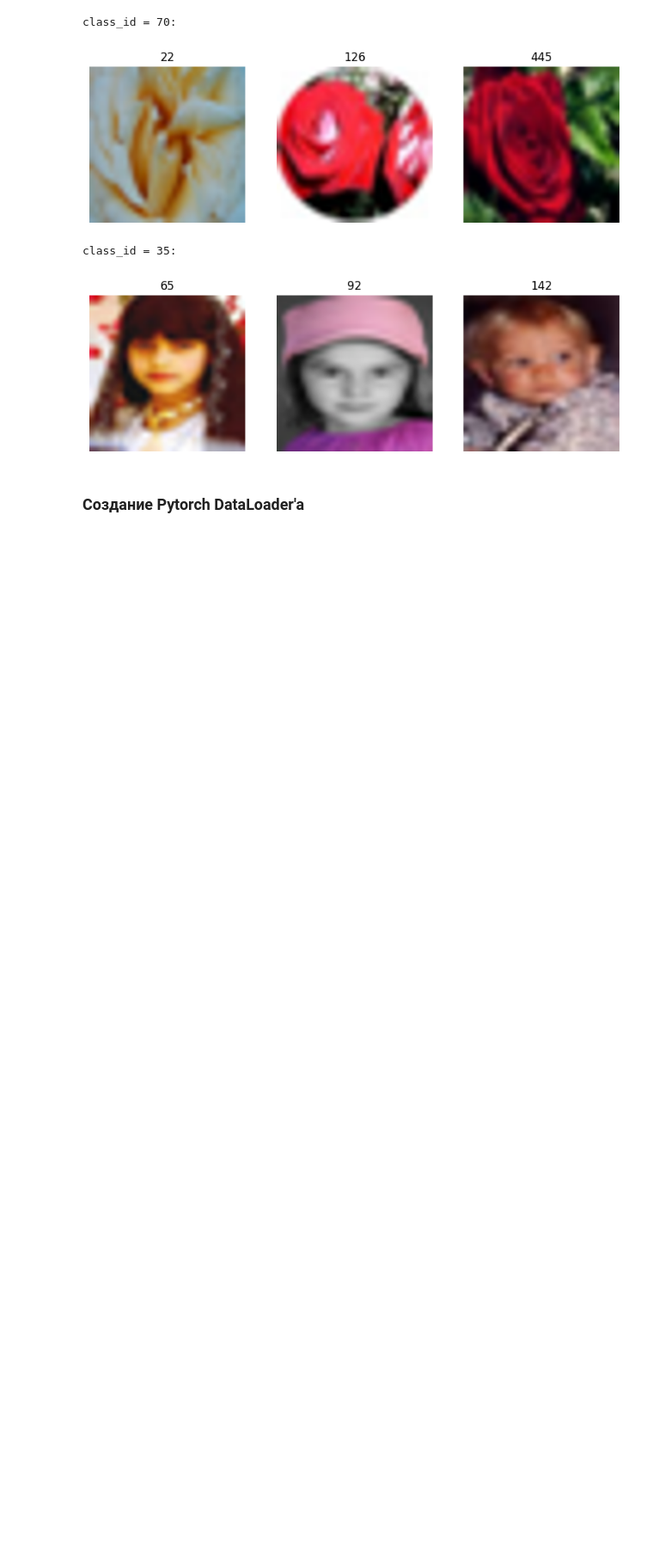
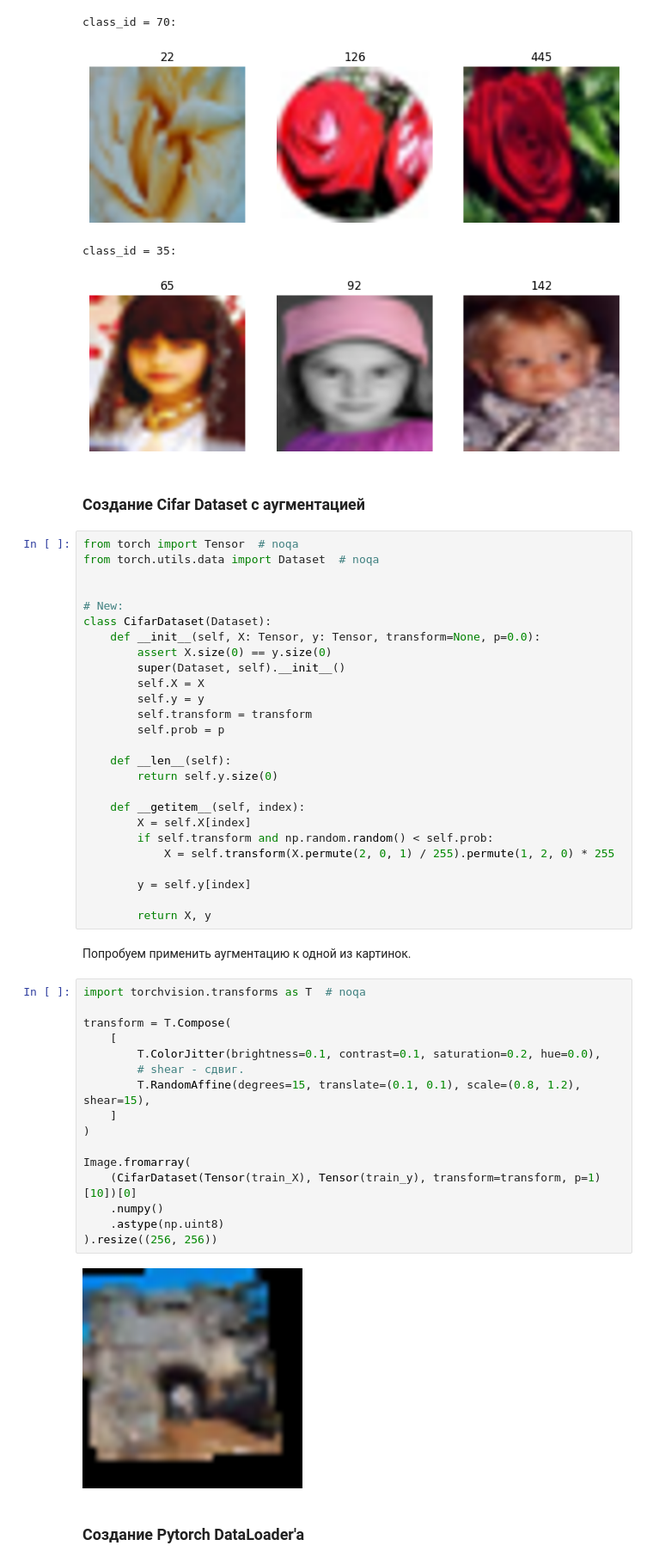
Before and after one commit to DeadlySquad13/t5-2-Neuroscience__Labs, a Jupyter notebook: src/lab3/main.ipynb, the cells around one changed output. Shown at 86% size. Saved outputs shown, nothing was run; the diff lists cells and outputs as text; blank space fills up the shorter version.

```diff
--- a/src/lab3/main.ipynb
+++ b/src/lab3/main.ipynb
@@ -137,6 +137,54 @@ class_id = 70:
 [figure]
 class_id = 35:
 [figure]
+# %% [markdown]
+### Создание Cifar Dataset с аугментацией
+# %%
+from torch import Tensor  # noqa
+from torch.utils.data import Dataset  # noqa
+
+
+# New:
+class CifarDataset(Dataset):
+    def __init__(self, X: Tensor, y: Tensor, transform=None, p=0.0):
+        assert X.size(0) == y.size(0)
+        super(Dataset, self).__init__()
+        self.X = X
+        self.y = y
+        self.transform = transform
+        self.prob = p
+
+    def __len__(self):
+        return self.y.size(0)
+
+    def __getitem__(self, index):
+        X = self.X[index]
+        if self.transform and np.random.random() < self.prob:
+            X = self.transform(X.permute(2, 0, 1) / 255).permute(1, 2, 0) * 255
+
+        y = self.y[index]
+
+        return X, y
+# %% [markdown]
+Попробуем применить аугментацию к одной из картинок.
+# %%
+import torchvision.transforms as T  # noqa
+
+transform = T.Compose(
+    [
+        T.ColorJitter(brightness=0.1, contrast=0.1, saturation=0.2, hue=0.0),
+        # shear - сдвиг.
+        T.RandomAffine(degrees=15, translate=(0.1, 0.1), scale=(0.8, 1.2), shear=15),
+    ]
+)
+
+Image.fromarray(
+    (CifarDataset(Tensor(train_X), Tensor(train_y), transform=transform, p=1)[10])[0]
+    .numpy()
+    .astype(np.uint8)
+).resize((256, 256))
+# %% [output]
+[figure, added]
 # %% [markdown]
 ### Создание Pytorch DataLoader'a
 # %%
```
Also changed, not shown: parts of 12 cells of this notebook, 4 other files.
